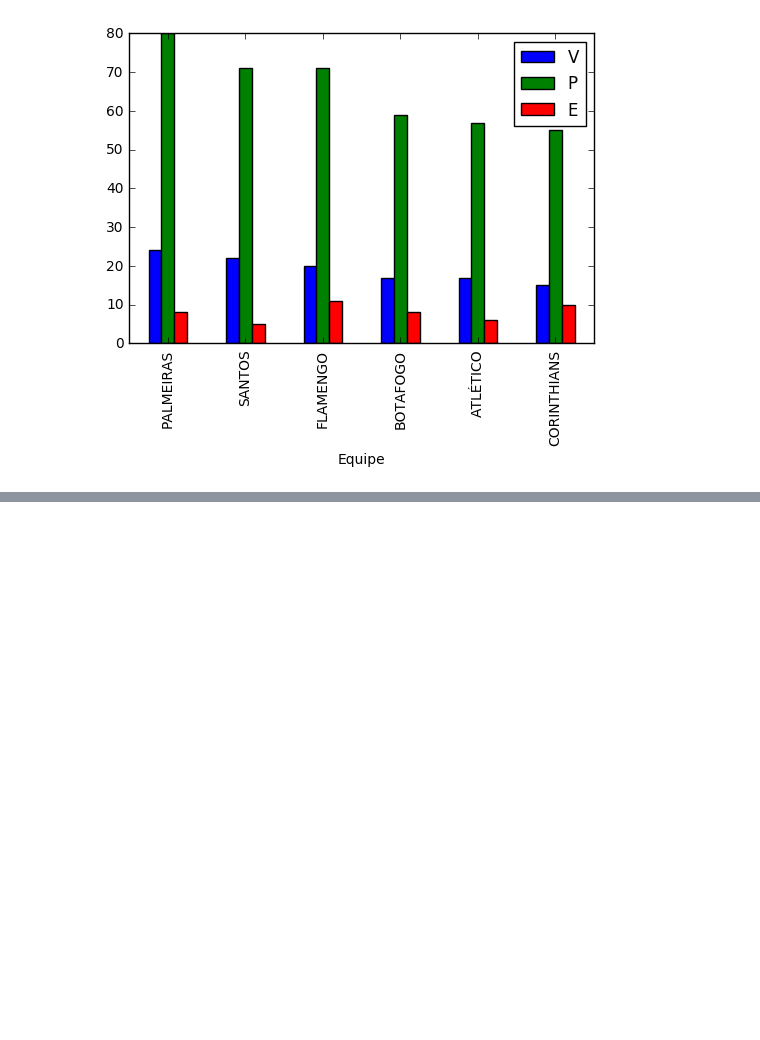
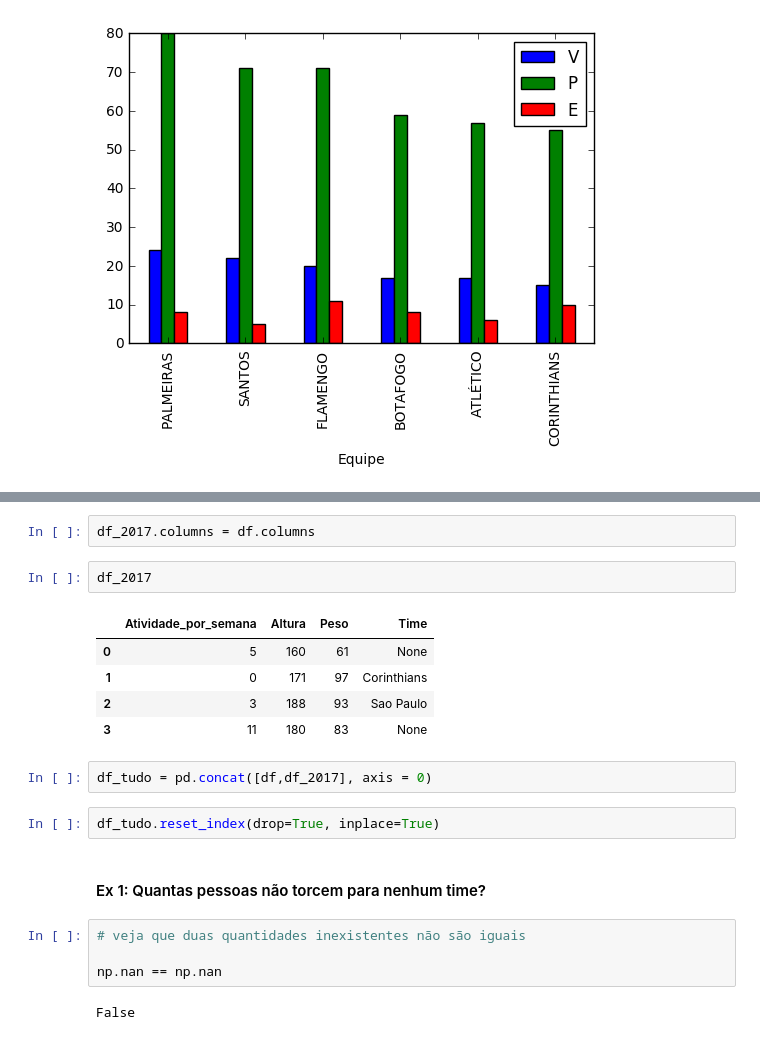
Before and after one commit to hitoshinagano/Locaweb_aulas, a Jupyter notebook: Aula 2017.ipynb, the cells around one changed output, grey strips where cells are left out. Cells and saved outputs as stored; diff of their text form; blank space fills up the shorter version.

```diff
--- a/Aula 2017.ipynb
+++ b/Aula 2017.ipynb
@@ -1203,0 +1356,22 @@ df[['V', 'P', 'E']].plot(kind='bar')
+# %%
+df_2017.columns = df.columns
+# %%
+df_2017
+# %% [output]
+|  | Atividade_por_semana | Altura | Peso | Time |
+| 0 | 5 | 160 | 61 | None |
+| 1 | 0 | 171 | 97 | Corinthians |
+| 2 | 3 | 188 | 93 | Sao Paulo |
+| 3 | 11 | 180 | 83 | None |
+# %%
+df_tudo = pd.concat([df,df_2017], axis = 0)
+# %%
+df_tudo.reset_index(drop=True, inplace=True)
+# %% [markdown]
+#### Ex 1: Quantas pessoas não torcem para nenhum time?
+# %%
+# veja que duas quantidades inexistentes não são iguais
+
+np.nan == np.nan
+# %% [output]
+False
```
Also changed, not shown: parts of 45 cells of this notebook, 1 other file.
